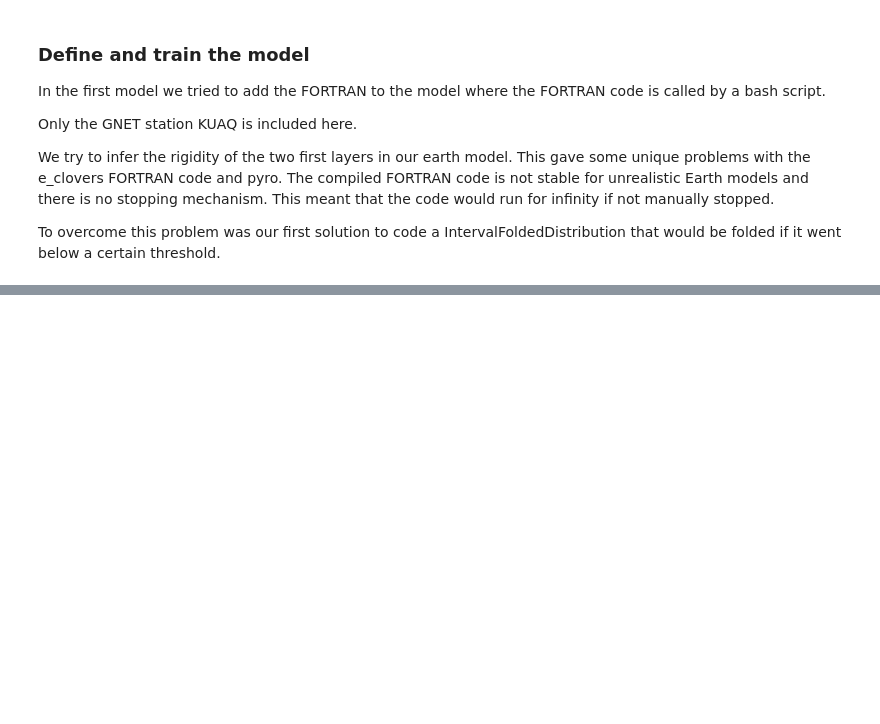
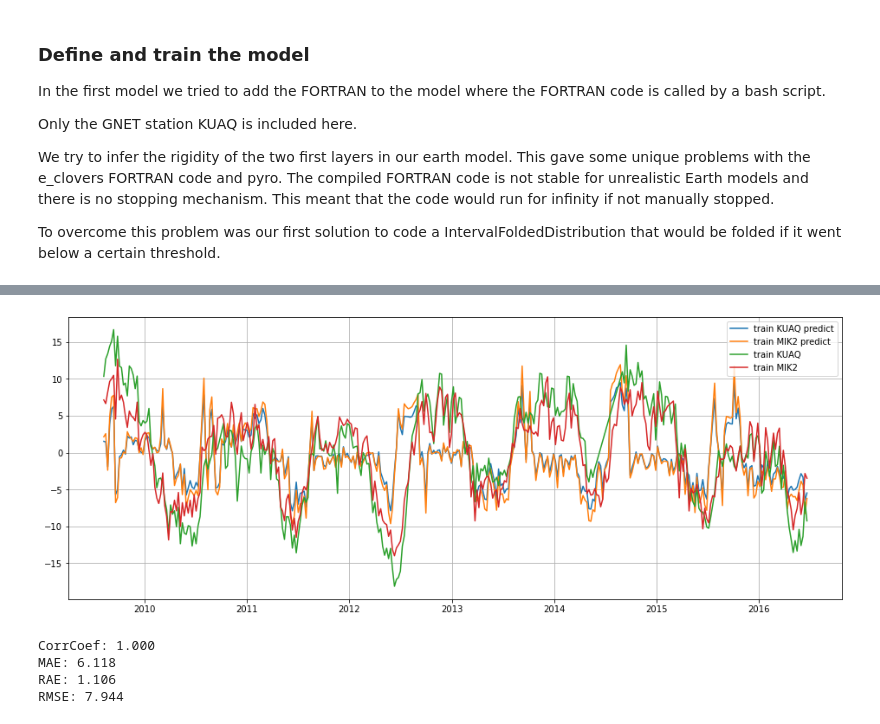
Before and after one commit to eyhl/premis, a Jupyter notebook: notebooks/Final_notebook.ipynb, the cells around one changed output, grey strips where cells are left out. Saved outputs shown, nothing was run; the diff lists cells and outputs as text; code cells hidden in the pictures; blank space fills up the shorter version.

```diff
--- a/notebooks/Final_notebook.ipynb
+++ b/notebooks/Final_notebook.ipynb
@@ -329,0 +384,8 @@ for node in nodes:
+# %%
+df_params, x = ffnn_input_vector(
+    df_em, path="../data/processed/ffnn_variable_normalisation_params_512.csv"
+)
+
+ffnn = FFNN(31, 200, 513)  # in shape, n hidden, out shape
+ffnn.load_state_dict(torch.load("../models/ffnn_v2.pt"))
+ffnn.eval()
@@ -329,0 +404,3 @@ for node in nodes:
+# %%
+logmean = np.log10(5e10) / np.log10(np.exp(1))
+print(logmean)
@@ -329,0 +449,5 @@ for node in nodes:
+# %%
+nuts_kernel = NUTS(model)
+mcmc = MCMC(nuts_kernel, num_samples=1000, warmup_steps=100, num_chains=1)
+# mcmc.run(X_train, x, df_params, y_train, df_em)
+mcmc.run(X_train, x, df_params, y_train, df_em)
@@ -353,0 +534,21 @@ plt.plot(w_pred)
+# %%
+
+plt.figure(figsize=(16, 6))
+plt.plot(time_train, predictive["w"].mean(axis=0)[:,0], label="train KUAQ predict")
+plt.plot(time_train, predictive["w"].mean(axis=0)[:,1], label="train MIK2 predict")
+plt.plot(time_train,y_train[:, 0], label= "train KUAQ")
+plt.plot(time_train,y_train[:, 1], label= "train MIK2")
+plt.legend()
+plt.grid()
+# %% [output]
+[figure, added]
+# %%
+y_hat = predictive["gf"].mean(axis=0) * X_test[:,0].reshape(185,1)
+
+corr, mae, rae, rmse = compute_error(y_test.numpy(), y_hat.numpy())
+print("CorrCoef: %.3f\nMAE: %.3f\nRAE: %.3f\nRMSE: %.3f" % (corr, mae, rae, rmse))
+# %% [output]
+CorrCoef: 1.000
+MAE: 6.118
+RAE: 1.106
+RMSE: 7.944
```
Also changed, not shown: parts of 27 cells of this notebook.
